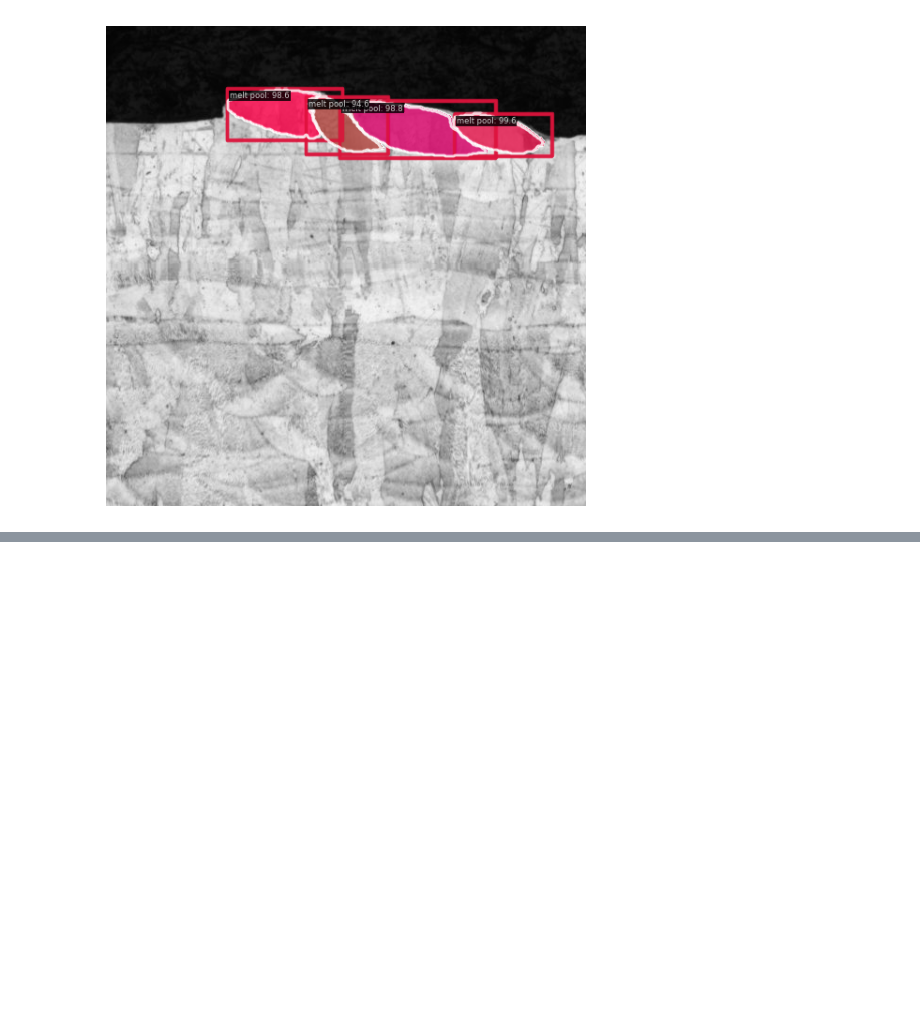
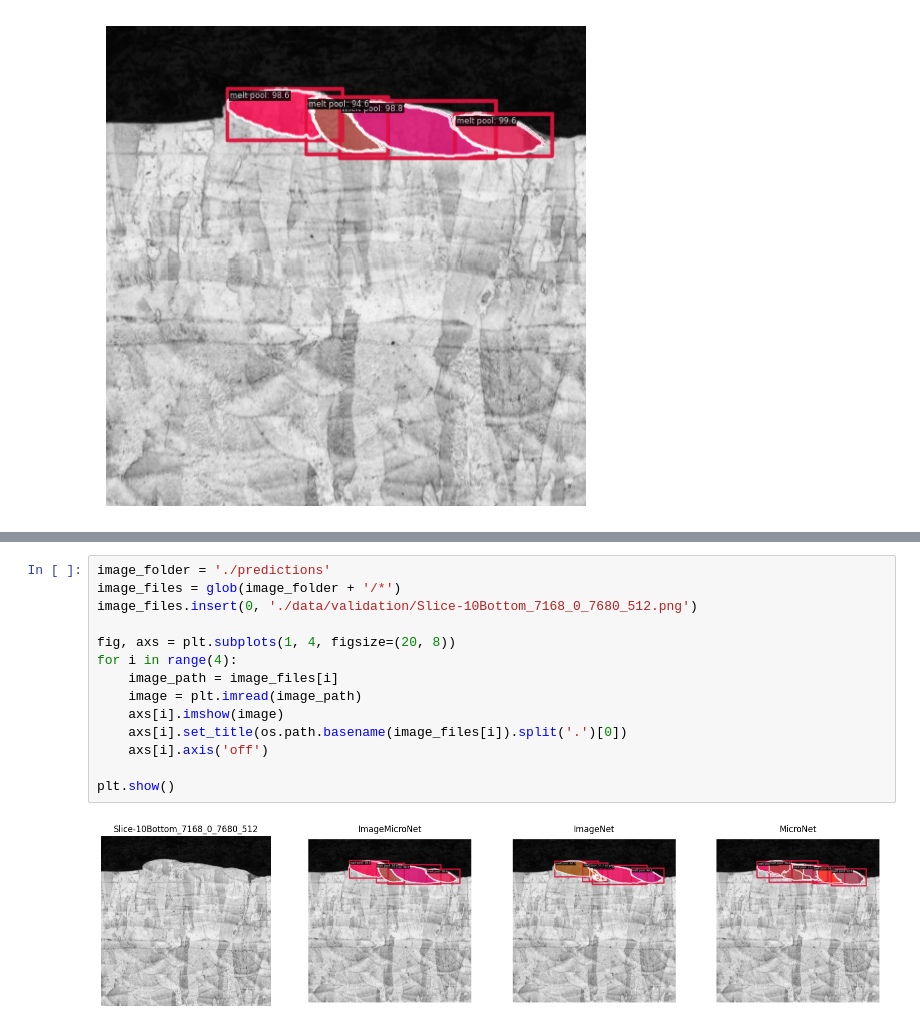
Before and after one commit to nasa/pretrained-microscopy-models, a Jupyter notebook: examples/instance_segmentation/instance_segmentation_example.ipynb, the cells around one changed output, grey strips where cells are left out. Cells and saved outputs as stored; diff of their text form; blank space fills up the shorter version.

```diff
--- a/examples/instance_segmentation/instance_segmentation_example.ipynb
+++ b/examples/instance_segmentation/instance_segmentation_example.ipynb
@@ -199,0 +207,16 @@ Loads checkpoint by local backend from path: ./output/epoch_25.pth
+# %%
+image_folder = './predictions'
+image_files = glob(image_folder + '/*')
+image_files.insert(0, './data/validation/Slice-10Bottom_7168_0_7680_512.png')
+
+fig, axs = plt.subplots(1, 4, figsize=(20, 8))
+for i in range(4):
+    image_path = image_files[i]
+    image = plt.imread(image_path)
+    axs[i].imshow(image)
+    axs[i].set_title(os.path.basename(image_files[i]).split('.')[0])
+    axs[i].axis('off')
+
+plt.show()
+# %% [output]
+[figure, added]
```
Also changed, not shown: parts of 3 cells of this notebook, 3 other files.
